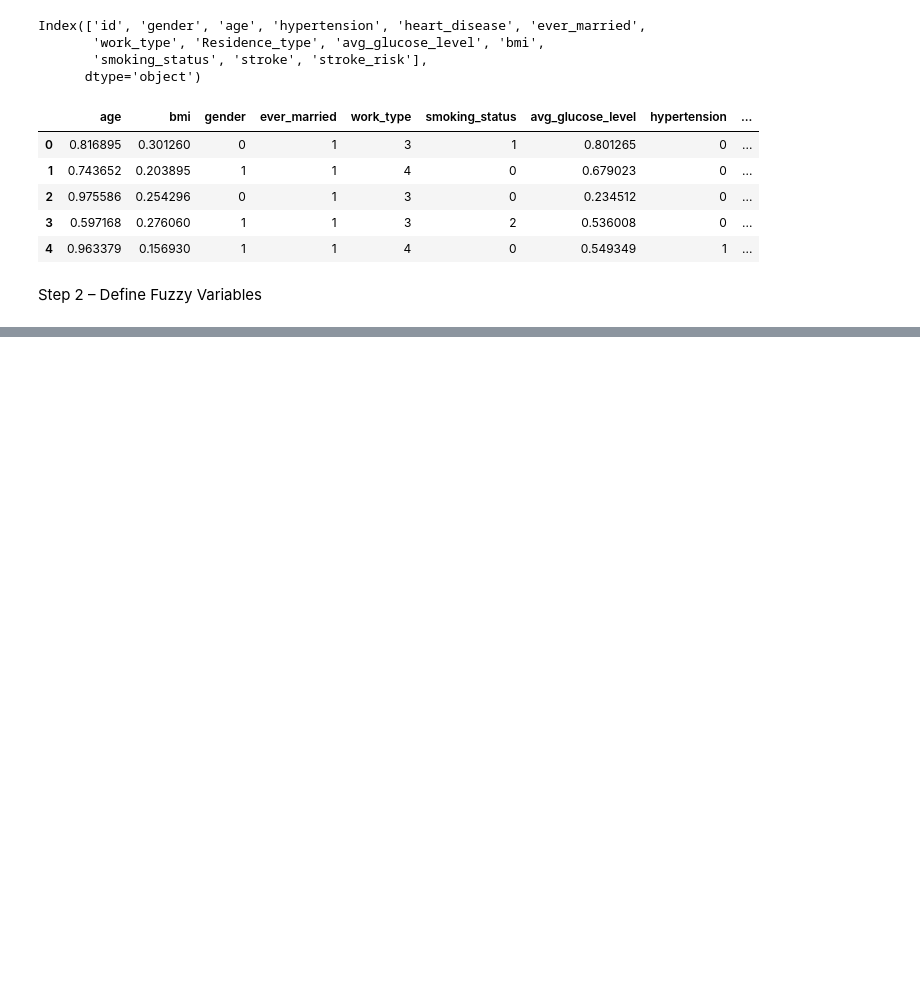
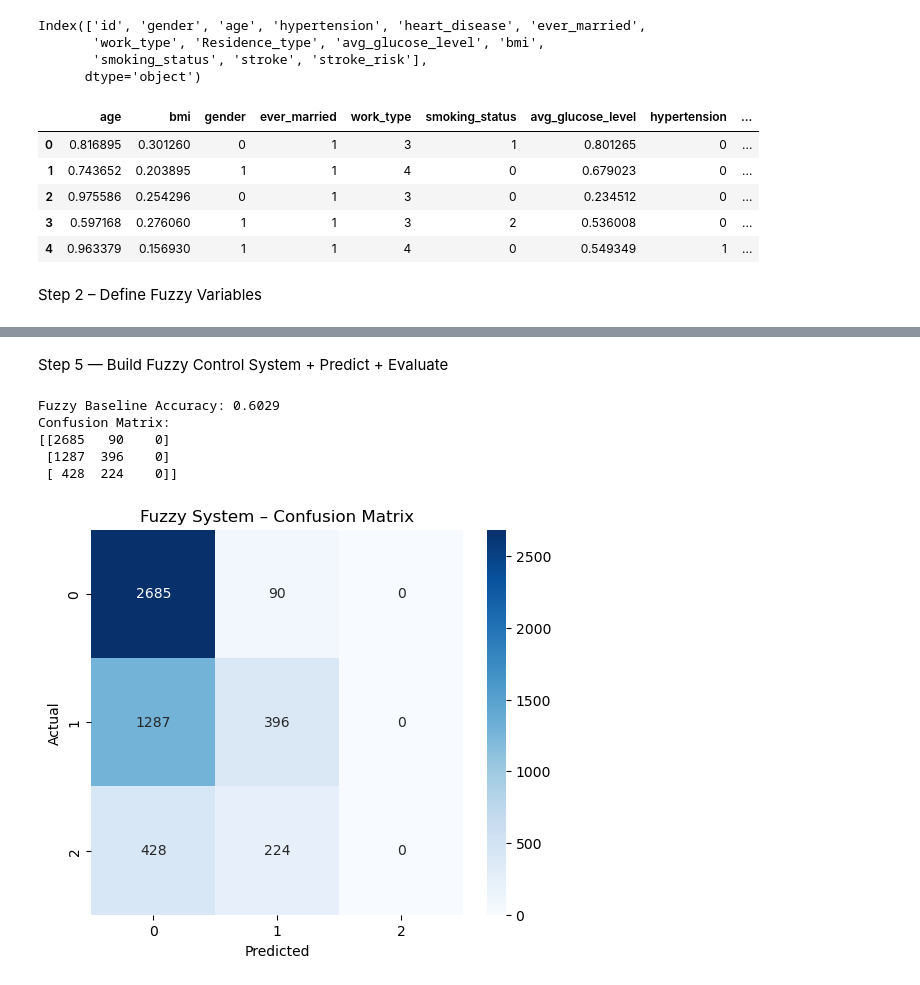
Before and after one commit to ZainAlabidinShbani/ParetoFuzzy-ClinicalRisk, a Jupyter notebook: notebooks/03_fuzzy_baseline.ipynb, the cells around one changed output, grey strips where cells are left out. Drawn from its saved outputs; the diff is of its cells as text; code cells hidden in the pictures; blank space fills up the shorter version.

```diff
--- a/notebooks/03_fuzzy_baseline.ipynb
+++ b/notebooks/03_fuzzy_baseline.ipynb
@@ -160,6 +99,0 @@ work_type['self_employed'] = fuzz.trimf(work_type.universe, [3.5, 4, 4.5])
-# %%
-smoking_status = ctrl.Antecedent(np.arange(0, 4, 1), 'smoking_status')
-smoking_status['never'] = fuzz.trimf(smoking_status.universe, [-0.5, 0, 0.5])
-smoking_status['formerly'] = fuzz.trimf(smoking_status.universe, [0.5, 1, 1.5])
-smoking_status['smokes'] = fuzz.trimf(smoking_status.universe, [1.5, 2, 2.5])
-smoking_status['unknown'] = fuzz.trimf(smoking_status.universe, [2.5, 3, 3.5])
@@ -332,0 +182,10 @@ plt.show()
+# %% [markdown]
+Step 5 — Build Fuzzy Control System + Predict + Evaluate
+# %%
+# Step 5: Build Fuzzy System
+
+# Create control system
+stroke_ctrl = ctrl.ControlSystem(rules)
+
+# Simulation engine
+stroke_sim = ctrl.ControlSystemSimulation(stroke_ctrl)
@@ -332,0 +218,36 @@ plt.show()
+# %%
+#5.3 – Apply model to entire dataset
+
+predictions = []
+for i in range(len(X_fuzzy)):
+    pred = fuzzy_predict_single(X_fuzzy.iloc[i])
+    predictions.append(pred)
+# %%
+#5.4 – Evaluate
+
+from sklearn.metrics import accuracy_score, confusion_matrix
+
+acc = accuracy_score(y_fuzzy, predictions)
+cm = confusion_matrix(y_fuzzy, predictions)
+
+print("Fuzzy Baseline Accuracy:", round(acc, 4))
+print("Confusion Matrix:")
+print(cm)
+# %% [output]
+Fuzzy Baseline Accuracy: 0.6029
+Confusion Matrix:
+[[2685   90    0]
+ [1287  396    0]
+ [ 428  224    0]]
+# %%
+import seaborn as sns
+
+
+plt.figure(figsize=(6,5))
+sns.heatmap(cm, annot=True, cmap="Blues", fmt="d")
+plt.title("Fuzzy System – Confusion Matrix")
+plt.xlabel("Predicted")
+plt.ylabel("Actual")
+plt.show()
+# %% [output]
+[figure, added]
```
Also changed, not shown: parts of 18 cells of this notebook, 1 other file.
